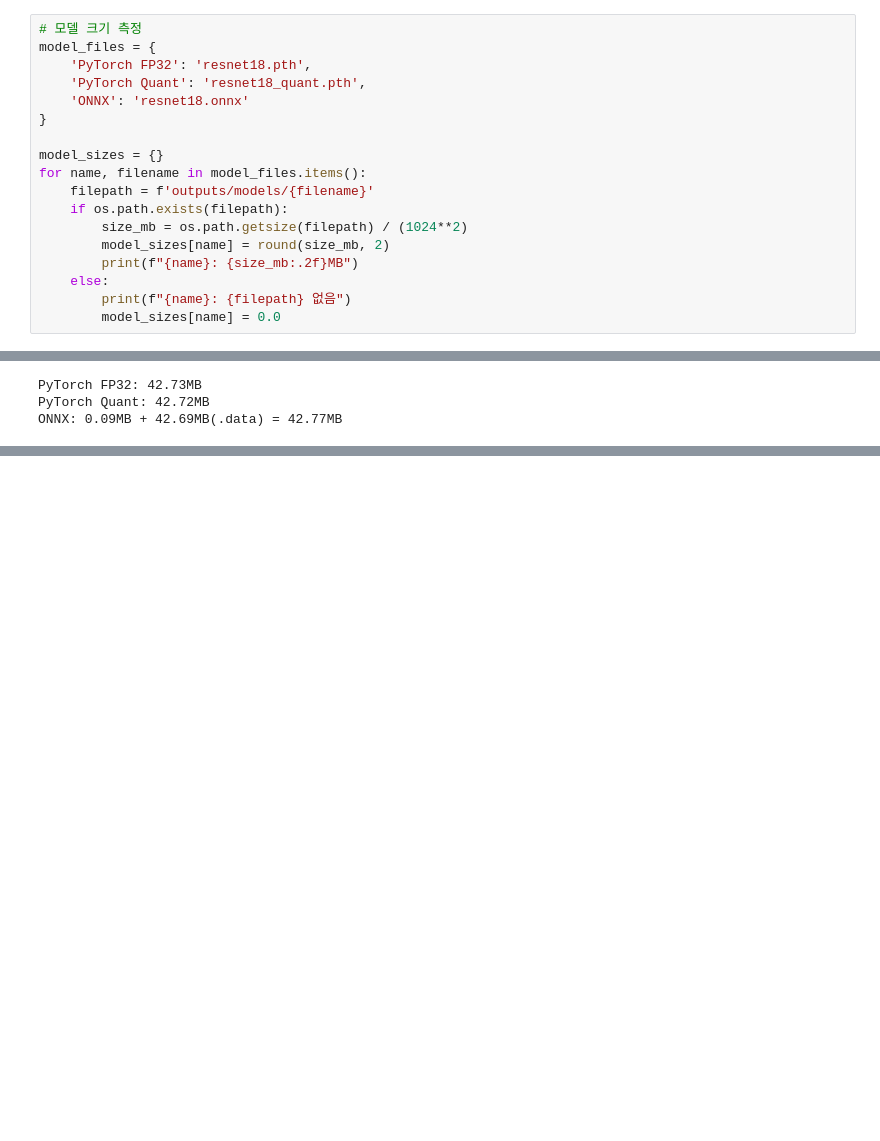
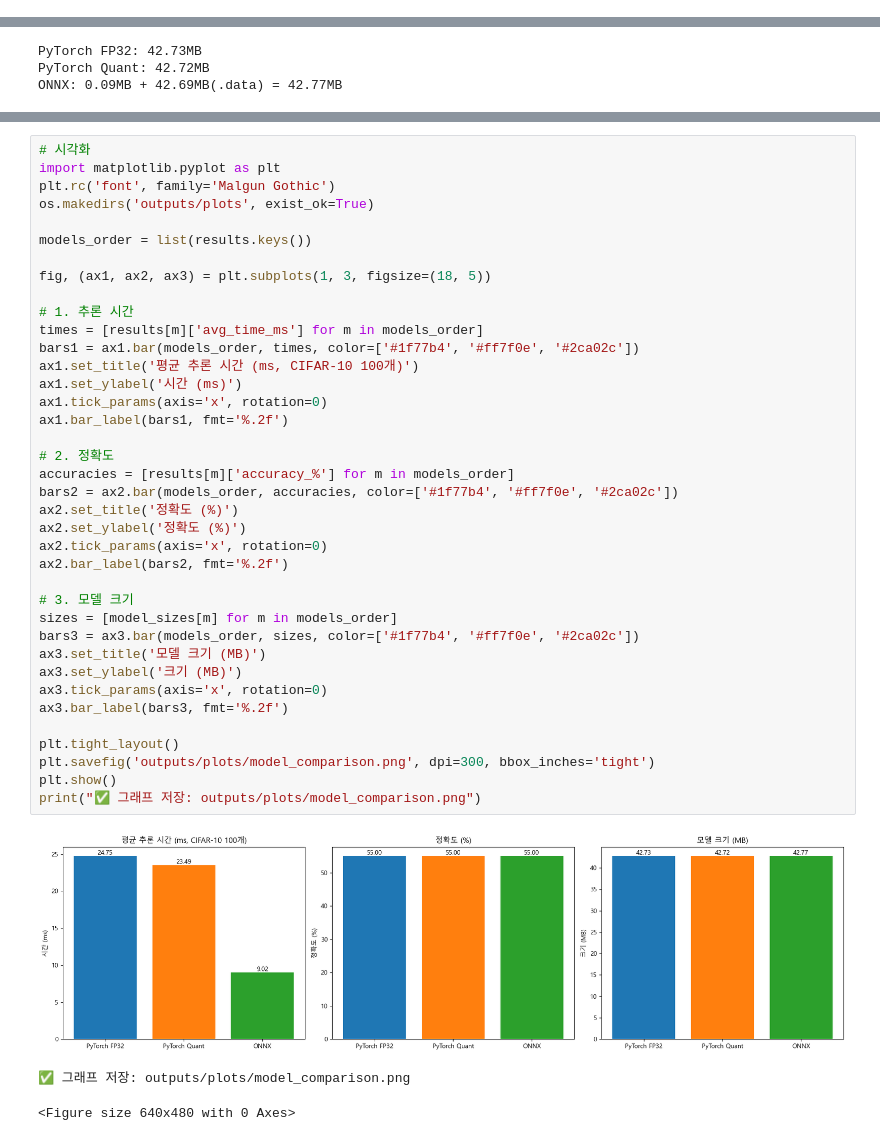
Before and after one commit to perweekdev/Optimization, a Jupyter notebook: 02_모델 양자화 및 ONNX 변환/inference.ipynb, the cells around one changed output, grey strips where cells are left out. Drawn from its saved outputs; the diff is of its cells as text; blank space fills up the shorter version.

```diff
--- a/02_모델 양자화 및 ONNX 변환/inference.ipynb
+++ b/02_모델 양자화 및 ONNX 변환/inference.ipynb
@@ -222,21 +222,3 @@ for name, model in models_info.items():
   PyTorch FP32: 정확도 55.0%, 평균 24.75ms (55/100)
   PyTorch Quant: 정확도 55.0%, 평균 23.49ms (55/100)
   ONNX: 정확도 55.0%, 평균 9.02ms (55/100)
-# %%
-# 모델 크기 측정
-model_files = {
-    'PyTorch FP32': 'resnet18.pth',
-    'PyTorch Quant': 'resnet18_quant.pth',
-    'ONNX': 'resnet18.onnx'
-}
-
-model_sizes = {}
-for name, filename in model_files.items():
-    filepath = f'outputs/models/{filename}'
-    if os.path.exists(filepath):
-        size_mb = os.path.getsize(filepath) / (1024**2)
-        model_sizes[name] = round(size_mb, 2)
-        print(f"{name}: {size_mb:.2f}MB")
-    else:
-        print(f"{name}: {filepath} 없음")
-        model_sizes[name] = 0.0
@@ -321,0 +263,42 @@ plt.show()
+# %%
+# 시각화
+import matplotlib.pyplot as plt
+plt.rc('font', family='Malgun Gothic')
+os.makedirs('outputs/plots', exist_ok=True)
+
+models_order = list(results.keys())
+
+fig, (ax1, ax2, ax3) = plt.subplots(1, 3, figsize=(18, 5))
+
+# 1. 추론 시간
+times = [results[m]['avg_time_ms'] for m in models_order]
+bars1 = ax1.bar(models_order, times, color=['#1f77b4', '#ff7f0e', '#2ca02c'])
+ax1.set_title('평균 추론 시간 (ms, CIFAR-10 100개)')
+ax1.set_ylabel('시간 (ms)')
+ax1.tick_params(axis='x', rotation=0)
+ax1.bar_label(bars1, fmt='%.2f')
+
+# 2. 정확도
+accuracies = [results[m]['accuracy_%'] for m in models_order]
+bars2 = ax2.bar(models_order, accuracies, color=['#1f77b4', '#ff7f0e', '#2ca02c'])
+ax2.set_title('정확도 (%)')
+ax2.set_ylabel('정확도 (%)')
+ax2.tick_params(axis='x', rotation=0)
+ax2.bar_label(bars2, fmt='%.2f')
+
+# 3. 모델 크기
+sizes = [model_sizes[m] for m in models_order]
+bars3 = ax3.bar(models_order, sizes, color=['#1f77b4', '#ff7f0e', '#2ca02c'])
+ax3.set_title('모델 크기 (MB)')
+ax3.set_ylabel('크기 (MB)')
+ax3.tick_params(axis='x', rotation=0)
+ax3.bar_label(bars3, fmt='%.2f')
+
+plt.tight_layout()
+plt.savefig('outputs/plots/model_comparison.png', dpi=300, bbox_inches='tight')
+plt.show()
+print("✅ 그래프 저장: outputs/plots/model_comparison.png")
+# %% [output]
+[figure, added]
+✅ 그래프 저장: outputs/plots/model_comparison.png
+<Figure size 640x480 with 0 Axes>
```
Also changed, not shown: parts of 2 cells of this notebook, 3 other files.
